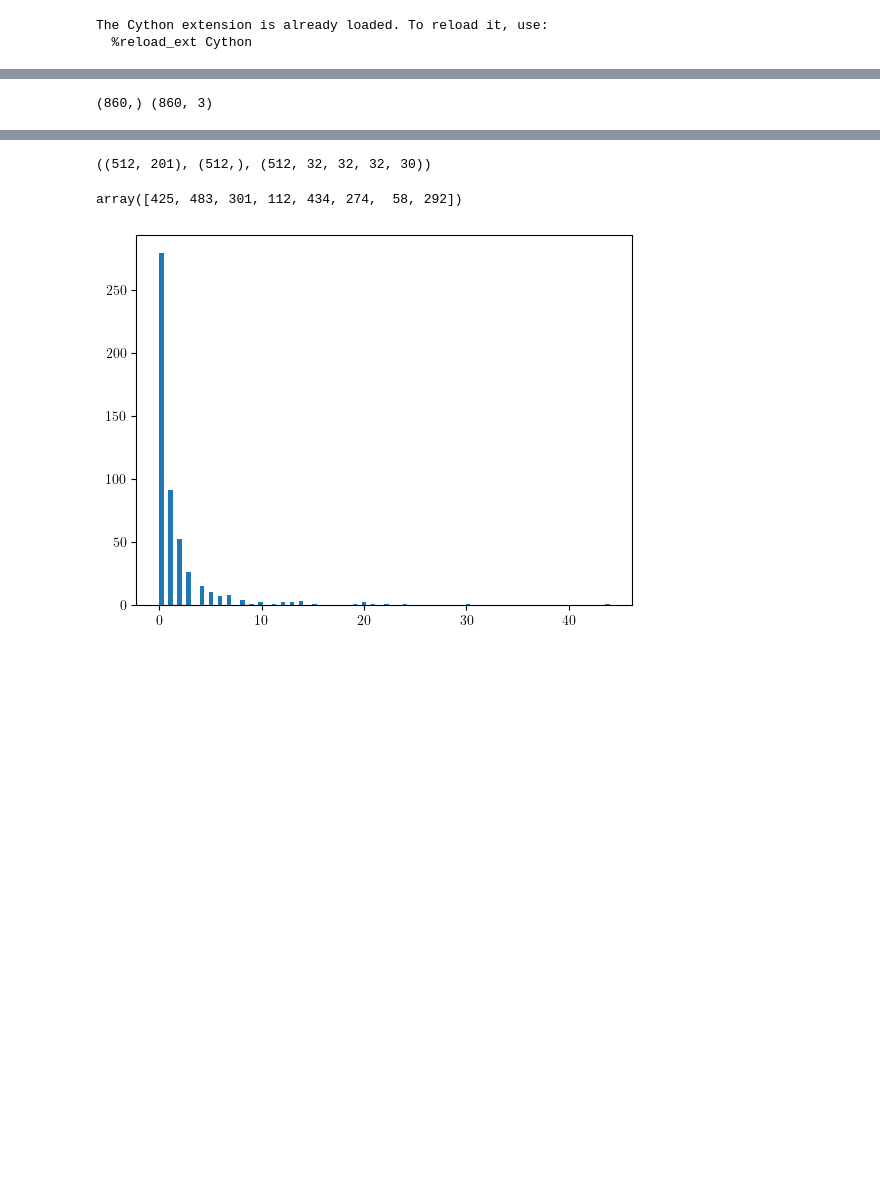
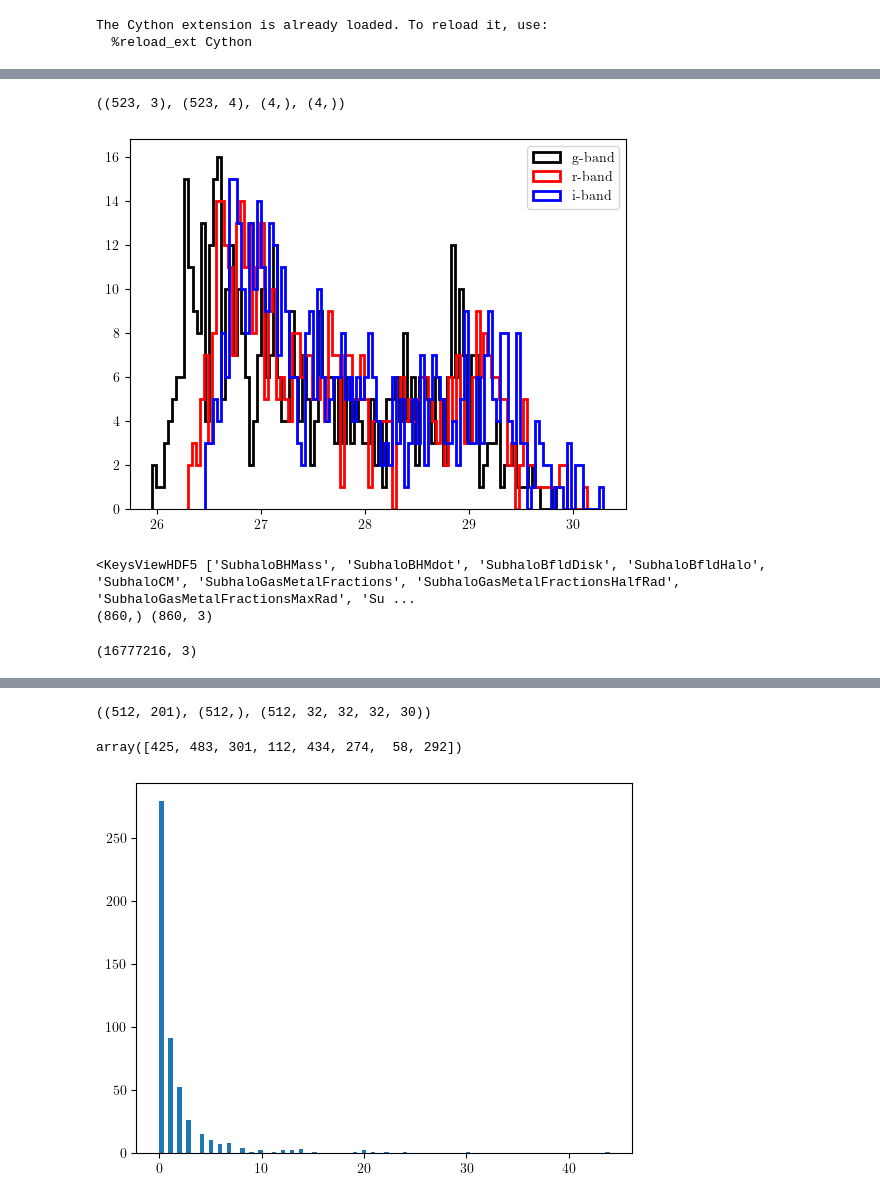
Before and after one commit to shivampcosmo/GOTHAM, a Jupyter notebook: prep_data/prep_data_camels.ipynb, the cells around one changed output, grey strips where cells are left out. Drawn from its saved outputs; the diff is of its cells as text; code cells hidden in the pictures; blank space fills up the shorter version.

```diff
--- a/prep_data/prep_data_camels.ipynb
+++ b/prep_data/prep_data_camels.ipynb
@@ -176,0 +301,21 @@ cpdef void NGP_xyz_vxvyvz(np.float32_t[:,:] pos, np.float32_t[:, :] vel, np.floa
+# %%
+LHid = 0
+snap = '090'
+group_catalog = f'/work/hdd/bdne/spandey3/camels_tng/hydro/LH/LH_{LHid}/groups_090.hdf5'
+photo_catalog = f'/work/hdd/bdne/spandey3/camels_tng/hydro/Photometry/IllustrisTNG/L25n256/LH/IllustrisTNG_LH_{LHid}_photometry.hdf5'
+
+# open the catalogue
+with h5.File(photo_catalog, "r") as hf:
+    subhalo_index = np.array(hf[f"snap_{snap}/SubhaloIndex"][:], dtype=int)
+    g_band = np.log10(hf[f"snap_{snap}/BC03/photometry/luminosity/attenuated/SLOAN/SDSS.g"][:])
+    r_band = np.log10(hf[f"snap_{snap}/BC03/photometry/luminosity/attenuated/SLOAN/SDSS.r"][:])
+    i_band = np.log10(hf[f"snap_{snap}/BC03/photometry/luminosity/attenuated/SLOAN/SDSS.i"][:])
+
+# Read the stellar masses of the subhalos/galaxies
+with h5.File(group_catalog, "r") as hf:
+   M_star = np.log10(hf['Subhalo/SubhaloMassType'][:,4]*1e10 + 0.01) # Stellar masses in Msun/h
+   pos = hf['Subhalo/SubhaloPos'][:]/1000.
+
+# Filter stellar masses using the subhalo index
+M_star = M_star[subhalo_index]
+pos = pos[subhalo_index]
@@ -177,23 +327,43 @@ cpdef void NGP_xyz_vxvyvz(np.float32_t[:,:] pos, np.float32_t[:, :] vel, np.floa
+# %%
+pos_h_truth.shape, prop_truth_all.shape, prop_min.shape, prop_max.shape
+# %% [output]
+((523, 3), (523, 4), (4,), (4,))
+# %%
+# np.amin(np.log10(M_star)), np.amax(np.log10(M_star))
+# len(M_star), len(g_band)
+pl.figure()
+_ = pl.hist(np.log10(g_band), bins=100, histtype='step', color='k', lw=2, label='g-band')
+_ = pl.hist(np.log10(r_band), bins=100, histtype='step', color='r', lw=2, label='r-band')
+_ = pl.hist(np.log10(i_band), bins=100, histtype='step', color='b', lw=2, label='i-band')
+# _ = pl.hist(np.log10(z_band), bins=100, histtype='step', color='b', lw=2, label='z-band')
+pl.legend()
+pl.show()
+# %% [output]
+[figure, added]
 # %%
-group_catalog = f'/projects/bdne/spandey3/GOTHAM/prep_data/groups_090.hdf5'
-with h5.File(group_catalog, "r") as hf:
-    # print(hf['Subhalo'].keys())
-    M_star = hf['Subhalo/SubhaloMassType'][:,4]*1e10
-    pos_sh = hf['Subhalo/SubhaloPos'][:]/1000.
-
-indsel = np.where(M_star>1e8)[0]
-M_star = M_star[indsel]
-pos_sh = pos_sh[indsel]
-
-print(M_star.shape, pos_sh.shape)
+# group_catalog = f'/projects/bdne/spandey3/GOTHAM/prep_data/groups_090.hdf5'
+# with h5.File(group_catalog, "r") as hf:
+#     print(hf['Subhalo'].keys())
+#     M_star = hf['Subhalo/SubhaloMassType'][:,4]*1e10
+#     pos_sh = hf['Subhalo/SubhaloPos'][:]/1000.
 
 
-# sfr.shape, pos.shape
 
-df = h5.File('/scratch/bdne/spandey3/camels_tng/DMO/CV/CV_0/snapshot_090.hdf5','r')
-df['PartType1']['Coordinates'][()].shape
+# indsel = np.where(M_star>1e8)[0]
+# M_star = M_star[indsel]
+# pos_sh = pos_sh[indsel]
+
+# print(M_star.shape, pos_sh.shape)
+
+
+# # sfr.shape, pos.shape
+
+# df = h5.File('/scratch/bdne/spandey3/camels_tng/DMO/CV/CV_0/snapshot_090.hdf5','r')
+# df['PartType1']['Coordinates'][()].shape
 # %% [output]
+<KeysViewHDF5 ['SubhaloBHMass', 'SubhaloBHMdot', 'SubhaloBfldDisk', 'SubhaloBfldHalo', 'SubhaloCM', 'SubhaloGasMetalFractions', 'SubhaloGasMetalFractionsHalfRad', 'SubhaloGasMetalFractionsMaxRad', 'Su ...
 (860,) (860, 3)
+(16777216, 3)
 # %%
 # vel_m_truth.shape, pos_m_truth.shape
 def process_DMO_snaps(snap_fname, norm_delta = 100, norm_vel = 1000, BoxSize = 25., grid = 8, grid_sbox = 32, npart_test = 128**3):
```
Also changed, not shown: parts of 11 cells of this notebook, 4 other files.
